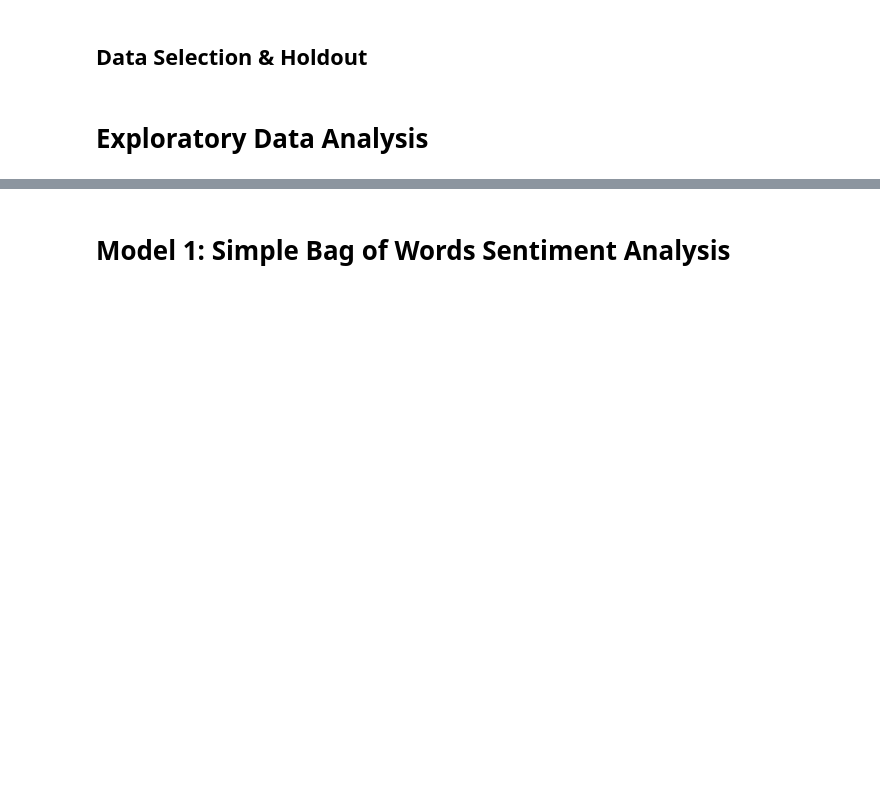
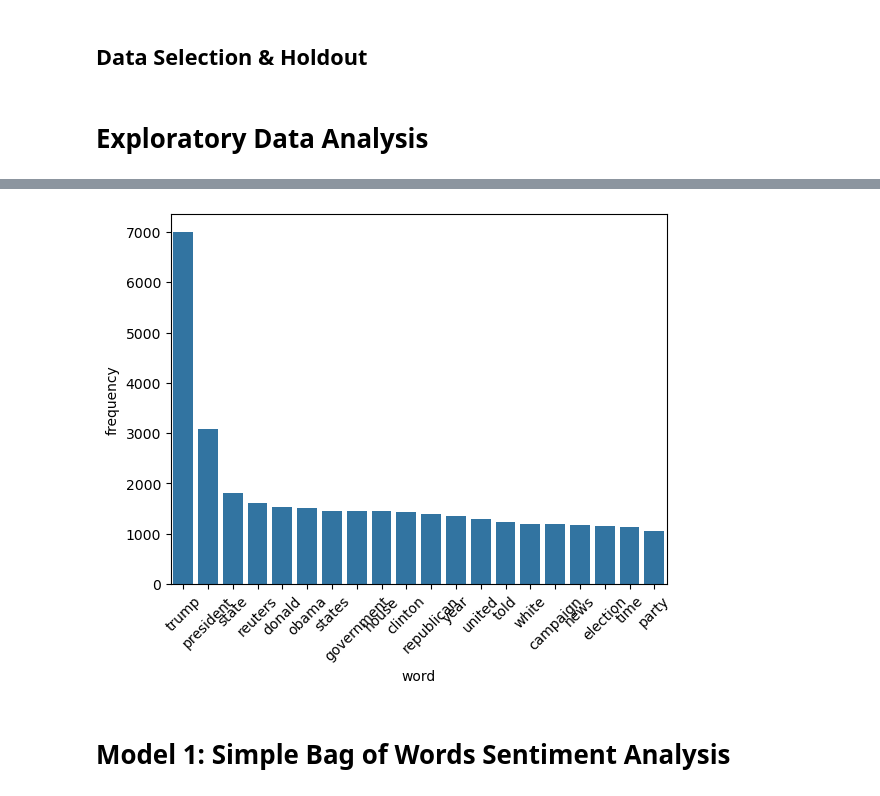
Before and after one commit to milescaprio/CSB320_P2, a Jupyter notebook: analyses_fake_news_kaggle_english.ipynb, the cells around one changed output, grey strips where cells are left out. Cells and saved outputs as stored; diff of their text form; code cells hidden in the pictures; blank space fills up the shorter version.

```diff
--- a/analyses_fake_news_kaggle_english.ipynb
+++ b/analyses_fake_news_kaggle_english.ipynb
@@ -57,3 +60,7 @@ X_train, X_test, y_train, y_test = train_test_split(X, y, test_size=0.2, random_
+# %%
+highest_freq_words(df, 20, "text")
+# %% [output]
+[figure, added]
 # %% [markdown]
 # Model 1: Simple Bag of Words Sentiment Analysis
 # %%
```
Also changed, not shown: parts of 10 cells of this notebook, 9 other files.
